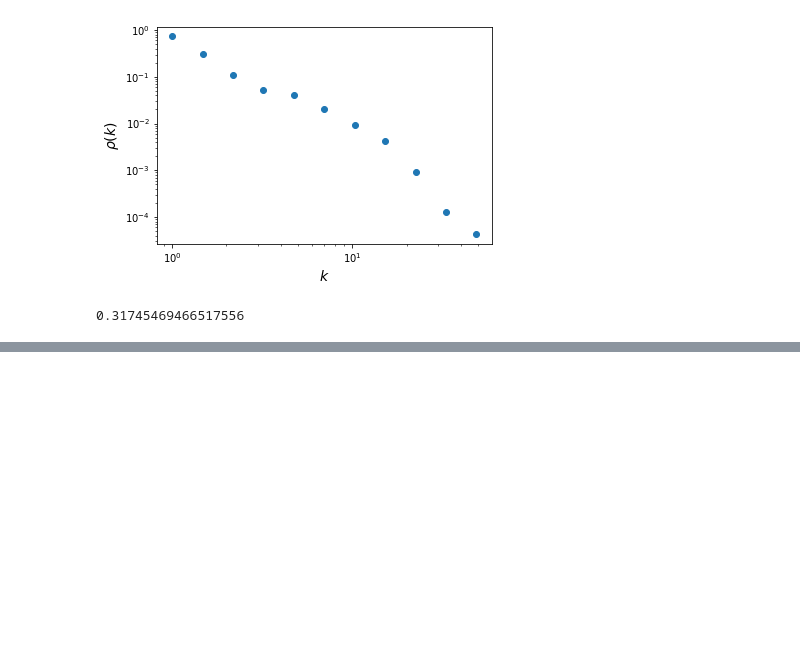
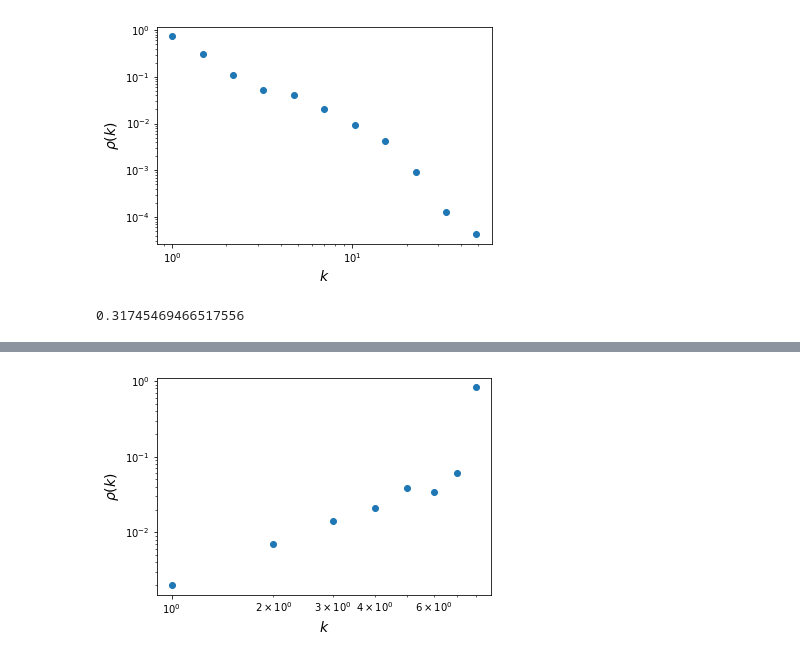
Before and after one commit to realfolkcode/random-convex-graphs, a Jupyter notebook: random_convex_graphs.ipynb, the cells around one changed output, grey strips where cells are left out. Cells and saved outputs as stored; diff of their text form; code cells hidden in the pictures; blank space fills up the shorter version.

```diff
--- a/random_convex_graphs.ipynb
+++ b/random_convex_graphs.ipynb
@@ -256,0 +269,4 @@ nx.average_clustering(V)
+# %%
+plot_lin_degree_distribution(degrees)
+# %% [output]
+[figure, added]
```
Also changed, not shown: parts of 24 cells of this notebook.
